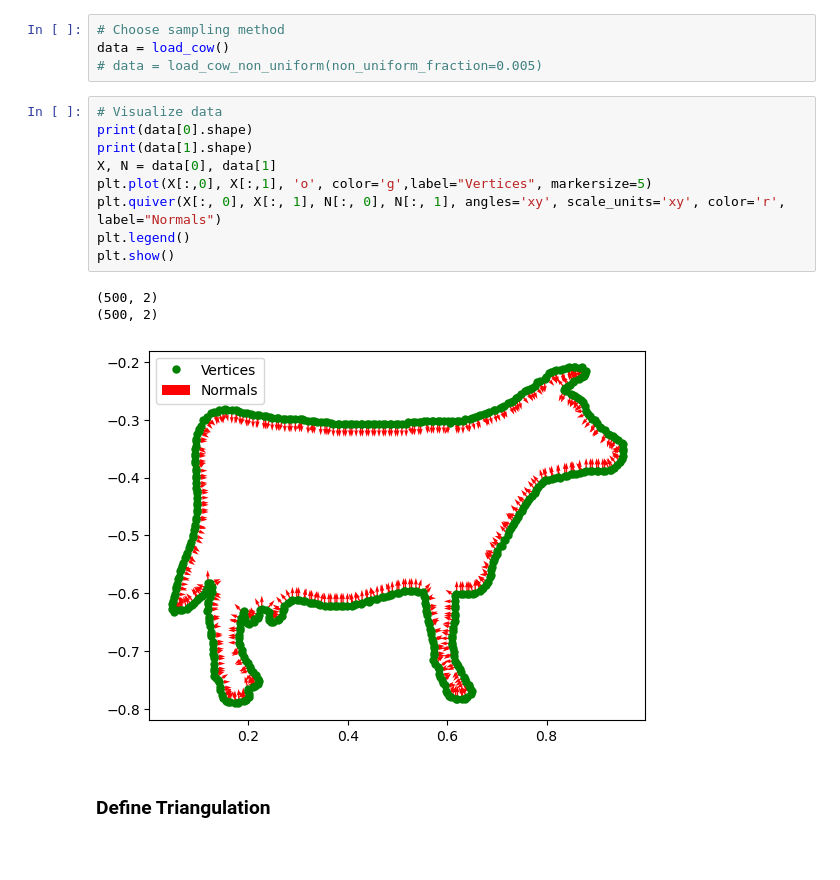
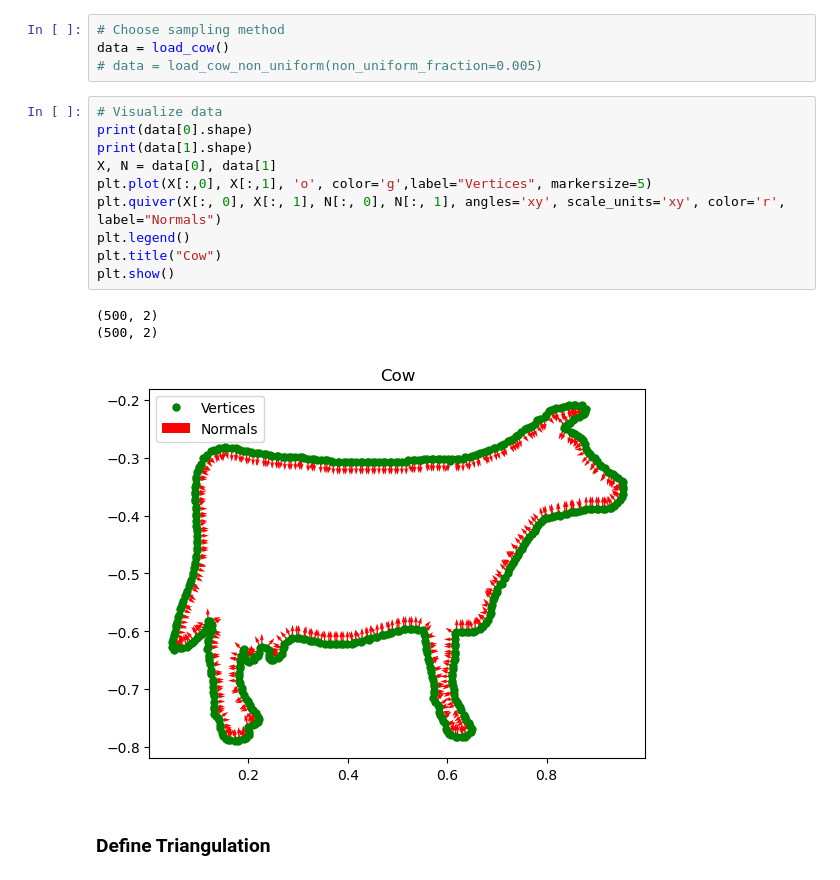
Before and after one commit to lfogarty98/psr_project, a Jupyter notebook: psr.ipynb, the cells around one changed output. Cells and saved outputs as stored; diff of their text form; blank space fills up the shorter version.

```diff
--- a/psr.ipynb
+++ b/psr.ipynb
@@ -41,16 +41,17 @@ data = load_cow()
 # %%
 # Visualize data
 print(data[0].shape)
 print(data[1].shape)
 X, N = data[0], data[1]
 plt.plot(X[:,0], X[:,1], 'o', color='g',label="Vertices", markersize=5)
 plt.quiver(X[:, 0], X[:, 1], N[:, 0], N[:, 1], angles='xy', scale_units='xy', color='r', label="Normals")
 plt.legend()
+plt.title("Cow")
 plt.show()
 # %% [output]
 (500, 2)
 (500, 2)
-[figure, old version]
+[figure, new version]
 # %% [markdown]
 ### Define Triangulation ###
 # %%
```
Also changed, not shown: parts of 4 cells of this notebook, 2 other files.
